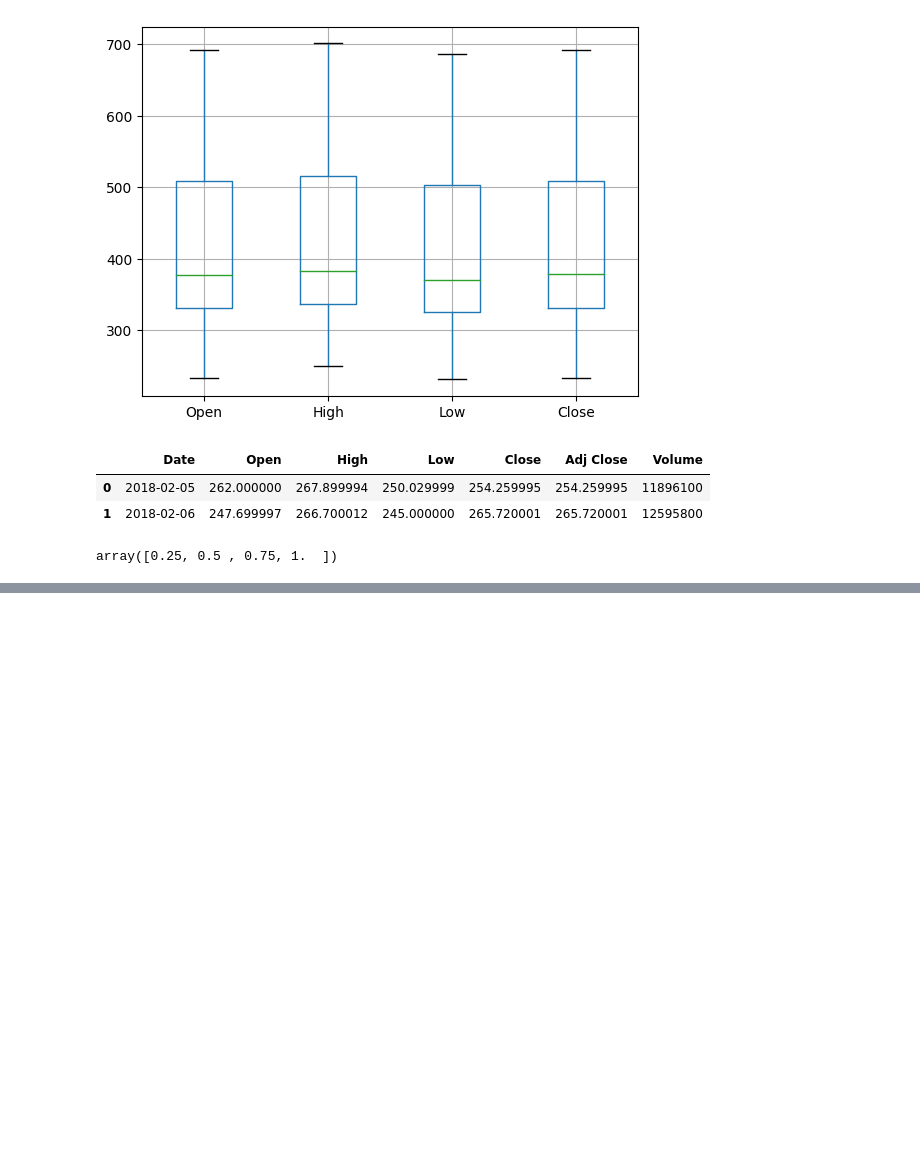
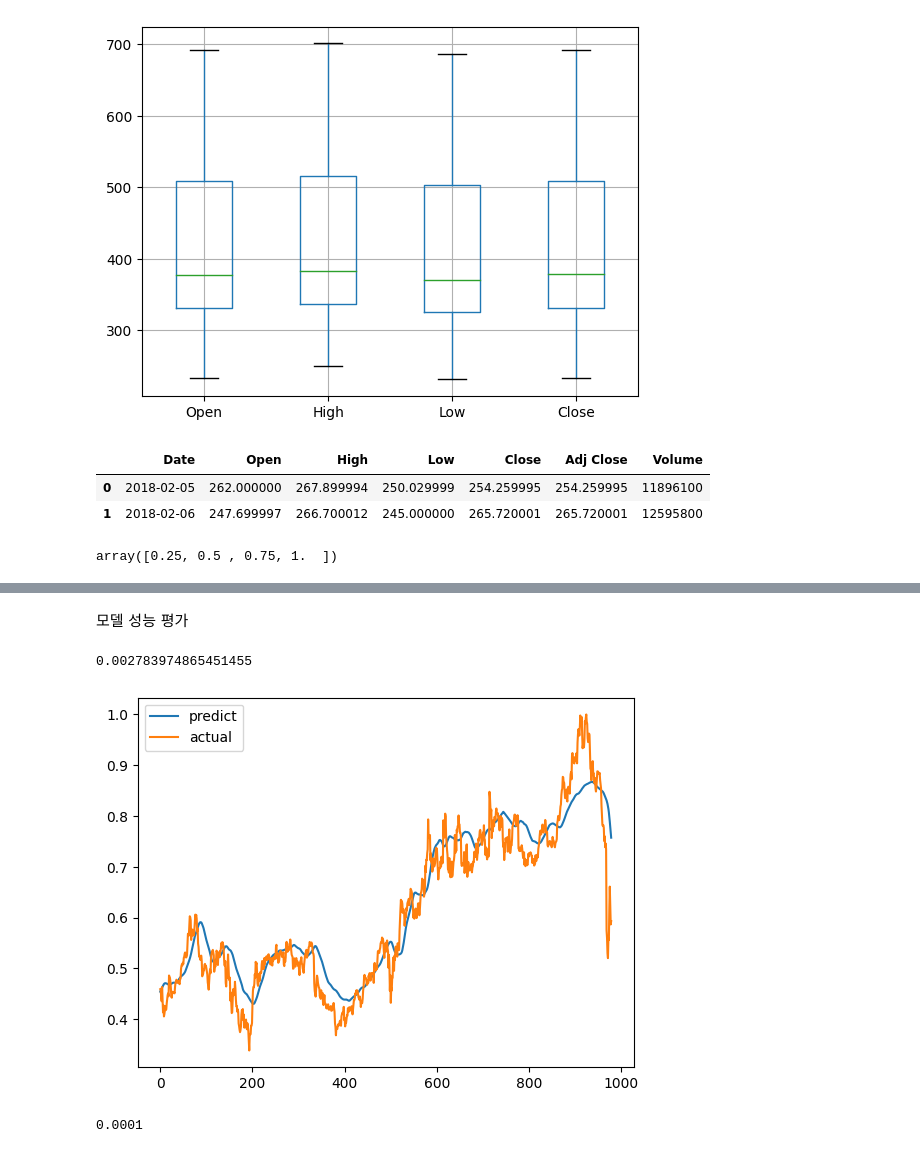
Before and after one commit to leekyuyoung202306/PYTHON, a Jupyter notebook: 15주차/[파이토치]RNN.ipynb, the cells around one changed output, grey strips where cells are left out. Cells and saved outputs as stored; diff of their text form; code cells hidden in the pictures; blank space fills up the shorter version.

```diff
--- a/15주차/[파이토치]RNN.ipynb
+++ b/15주차/[파이토치]RNN.ipynb
@@ -84,14 +84,14 @@ class NetFlix(Dataset):
     # 데이터 읽기
     self.csv = pd.read_csv('NFLX.csv')
     # 입력 데이터 정규화
-    self.data = self.csv.iloc[1:4].values
+    self.data = self.csv.iloc[:, 1:4].values
     self.data = self.data / np.max(self.data)
 
     # 종가 데이터 정규화
     self.label =  self.csv['Close'].values
     self.label = self.label / np.max(self.label)
   def __len__(self):
-    return len(self.data)
+    return len(self.data) - 30 # 사용 가능한 배치 개수
   def __getitem__(self, index):
     # 30일치가 기준
     data = self.data[index : index+30 ]
@@ -105,0 +168,35 @@ array([0.25, 0.5 , 0.75, 1.  ])
+# %% [markdown]
+모델 성능 평가
+# %%
+loader = DataLoader(dataset,batch_size=1)
+preds = []
+total_loss = 0
+with torch.no_grad():
+  model.load_state_dict(torch.load('RNN.pth', map_location=device))
+  for data,label in loader:
+    h = torch.zeros(5,data.shape[0],8).to(device)
+    # 예측값
+    pred =  model(data.type(torch.FloatTensor).to(device), h)
+    preds.append(pred.item()) # 예측값을 리스트에 추가
+    # 손실
+    loss = nn.MSELoss()( pred,label.type(torch.FloatTensor).to(device) )
+    # loss = torch.mean(torch.abs(pred - label))
+
+    # 손실 평균치 계산
+    total_loss += loss / len(loader)
+
+print(total_loss.item())
+# 0.039577988185248804
+# %% [output]
+0.002783974865451455
+# %%
+plt.plot(preds, label="predict")
+plt.plot(dataset.label[30:], label="actual")
+plt.legend()
+plt.show()
+# %% [output]
+[figure, added]
+# %%
+1e-4
+# %% [output]
+0.0001
```
Also changed, not shown: parts of 3 cells of this notebook.
